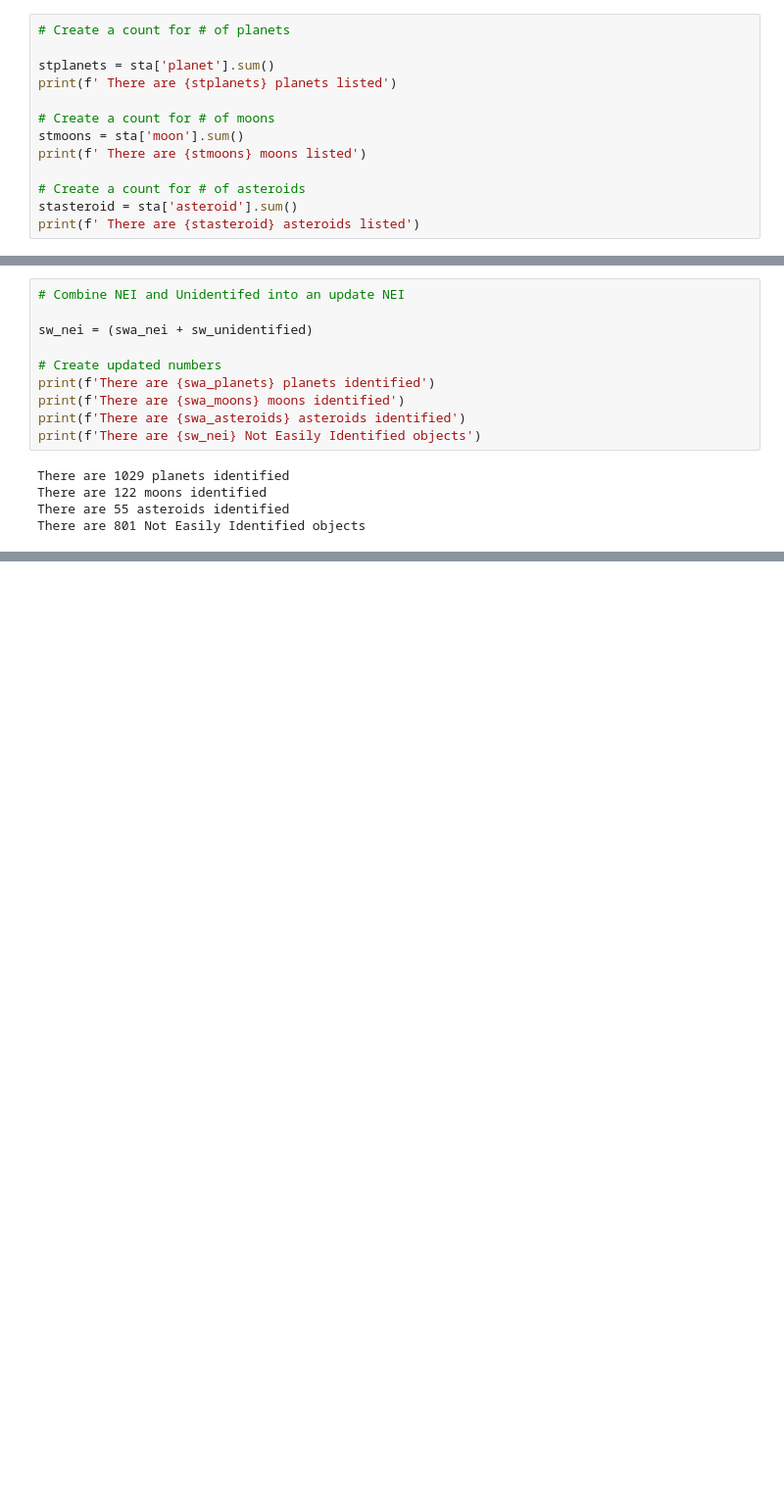
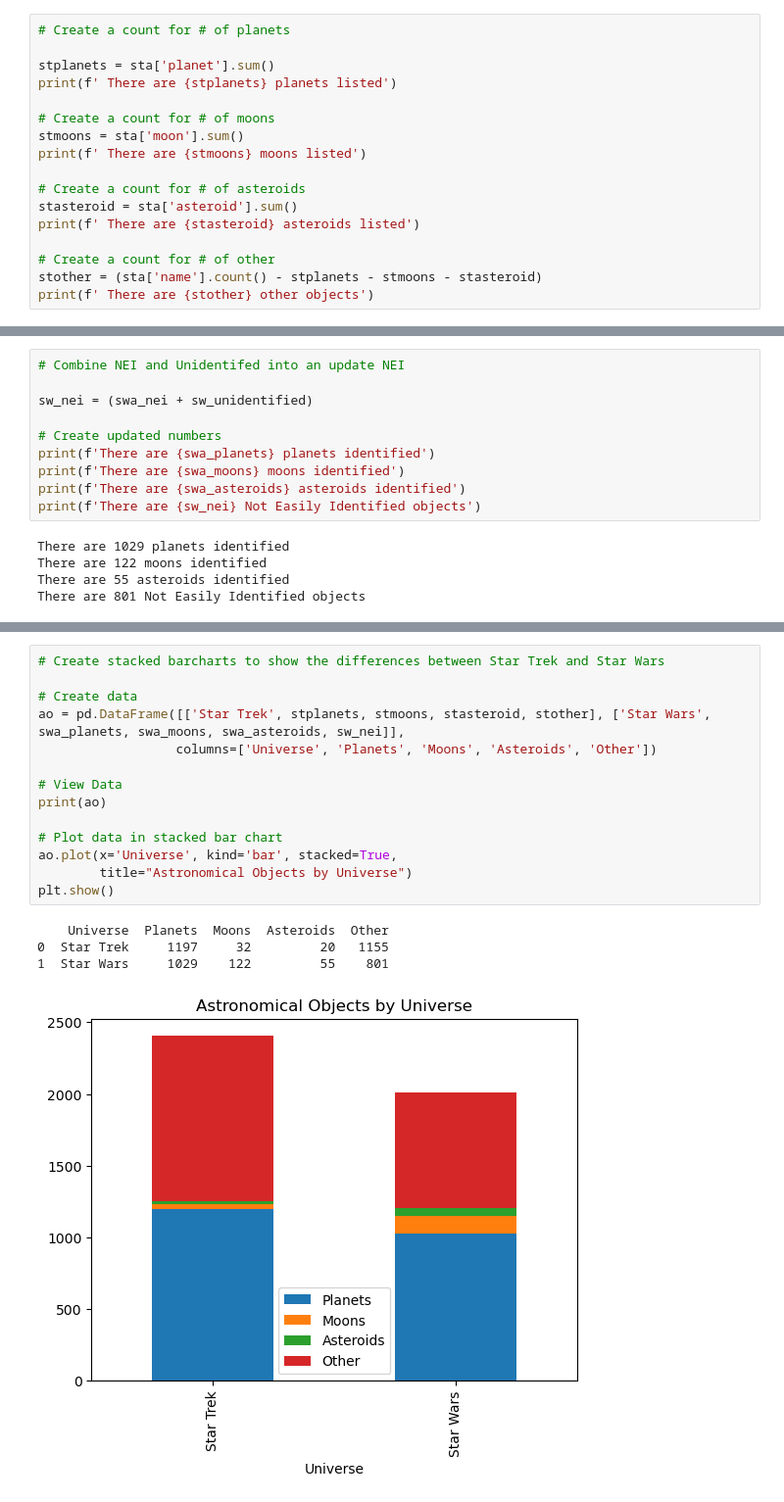
Before and after one commit to wesiswes629/wookiestapi, a Jupyter notebook: notebooks/all_astro.ipynb, the cells around one changed output, grey strips where cells are left out. Shown: that part at 98% size. Drawn from its saved outputs; the diff is of its cells as text; blank space fills up the shorter version.

```diff
--- a/notebooks/all_astro.ipynb
+++ b/notebooks/all_astro.ipynb
@@ -127,6 +127,10 @@ print(f' There are {stmoons} moons listed')
 # Create a count for # of asteroids
 stasteroid = sta['asteroid'].sum()
 print(f' There are {stasteroid} asteroids listed')
+
+# Create a count for # of other
+stother = (sta['name'].count() - stplanets - stmoons - stasteroid)
+print(f' There are {stother} other objects')
 # %% [output]
  There are 1197 planets listed
  There are 32 moons listed
@@ -383,0 +409,19 @@ There are 801 Not Easily Identified objects
+# %%
+# Create stacked barcharts to show the differences between Star Trek and Star Wars
+
+# Create data
+ao = pd.DataFrame([['Star Trek', stplanets, stmoons, stasteroid, stother], ['Star Wars', swa_planets, swa_moons, swa_asteroids, sw_nei]],
+                  columns=['Universe', 'Planets', 'Moons', 'Asteroids', 'Other'])
+
+# View Data
+print(ao)
+
+# Plot data in stacked bar chart
+ao.plot(x='Universe', kind='bar', stacked=True,
+        title="Astronomical Objects by Universe")
+plt.show()
+# %% [output]
+    Universe  Planets  Moons  Asteroids  Other
+0  Star Trek     1197     32         20   1155
+1  Star Wars     1029    122         55    801
+[figure, added]
```
Also changed, not shown: parts of 3 cells of this notebook, 1 other file.
